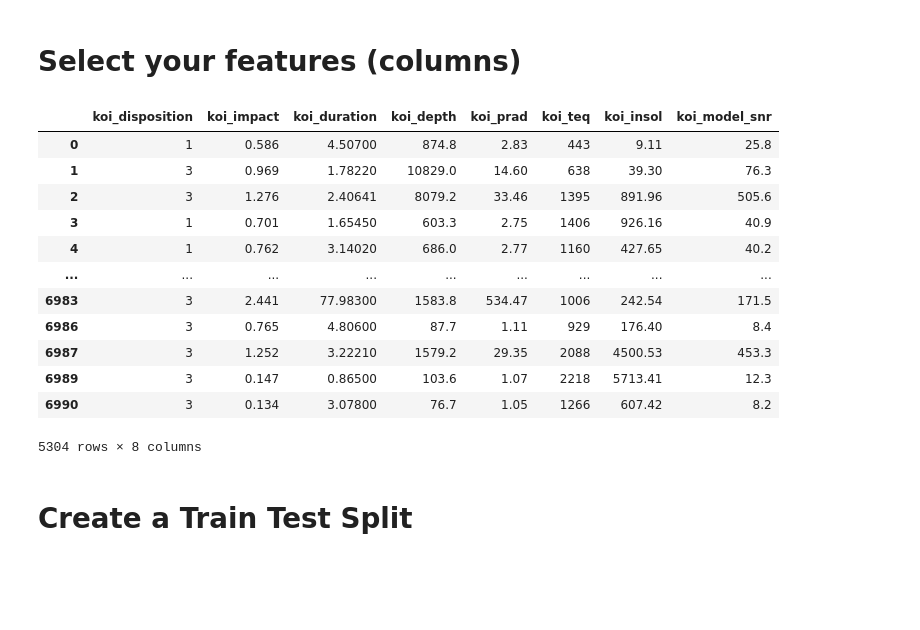
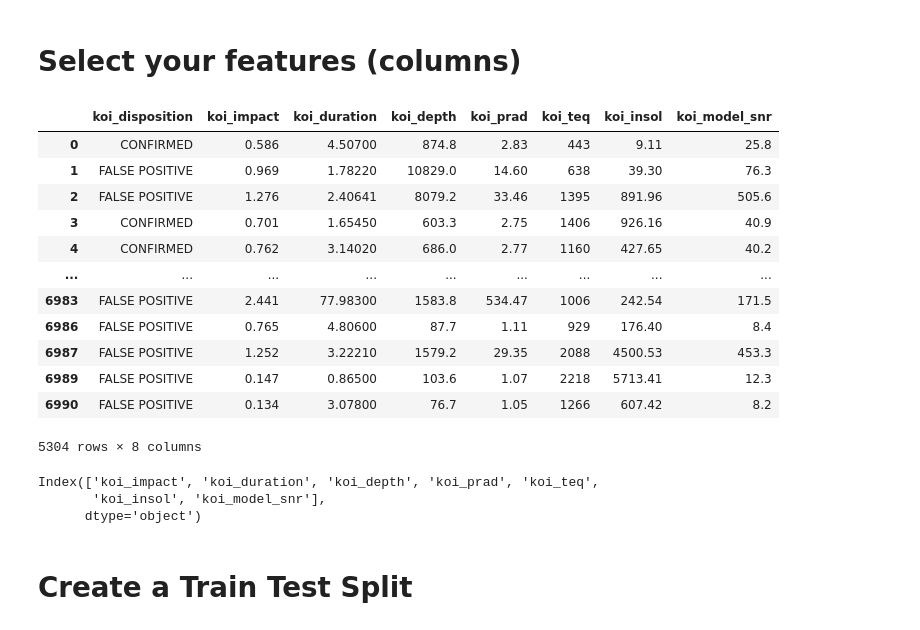
Before and after one commit to Maryamlaine/Machine-Learning--Exoplanet-Exploration, a Jupyter notebook: ML_code/Random_Forest_ML.ipynb, the cells around one changed output. Drawn from its saved outputs; the diff is of its cells as text; code cells hidden in the pictures; blank space fills up the shorter version.

Commit message:
updating 3 models except svm

```diff
--- a/ML_code/Random_Forest_ML.ipynb
+++ b/ML_code/Random_Forest_ML.ipynb
@@ -41,22 +40,22 @@ df.head()
 # %%
 # Set features. This will also be used as your x values.
 selected_features = df[['koi_disposition','koi_impact','koi_duration','koi_depth','koi_prad','koi_teq','koi_insol','koi_model_snr']]
 selected_features = selected_features[selected_features['koi_disposition']!='CANDIDATE']
-selected_features['koi_disposition'] = selected_features['koi_disposition'].map({'CONFIRMED': 1, 'CANDIDATE': 2, 'FALSE POSITIVE':3})
+# selected_features['koi_disposition'] = selected_features['koi_disposition'].map({'CONFIRMED': 1, 'FALSE POSITIVE':2})
 selected_features
 # %% [output]
 |  | koi_disposition | koi_impact | koi_duration | koi_depth | koi_prad | koi_teq | koi_insol | koi_model_snr |
-| 0 | 1 | 0.586 | 4.50700 | 874.8 | 2.83 | 443 | 9.11 | 25.8 |
-| 1 | 3 | 0.969 | 1.78220 | 10829.0 | 14.60 | 638 | 39.30 | 76.3 |
-| 2 | 3 | 1.276 | 2.40641 | 8079.2 | 33.46 | 1395 | 891.96 | 505.6 |
-| 3 | 1 | 0.701 | 1.65450 | 603.3 | 2.75 | 1406 | 926.16 | 40.9 |
-| 4 | 1 | 0.762 | 3.14020 | 686.0 | 2.77 | 1160 | 427.65 | 40.2 |
+| 0 | CONFIRMED | 0.586 | 4.50700 | 874.8 | 2.83 | 443 | 9.11 | 25.8 |
+| 1 | FALSE POSITIVE | 0.969 | 1.78220 | 10829.0 | 14.60 | 638 | 39.30 | 76.3 |
+| 2 | FALSE POSITIVE | 1.276 | 2.40641 | 8079.2 | 33.46 | 1395 | 891.96 | 505.6 |
+| 3 | CONFIRMED | 0.701 | 1.65450 | 603.3 | 2.75 | 1406 | 926.16 | 40.9 |
+| 4 | CONFIRMED | 0.762 | 3.14020 | 686.0 | 2.77 | 1160 | 427.65 | 40.2 |
 | ... | ... | ... | ... | ... | ... | ... | ... | ... |
-| 6983 | 3 | 2.441 | 77.98300 | 1583.8 | 534.47 | 1006 | 242.54 | 171.5 |
-| 6986 | 3 | 0.765 | 4.80600 | 87.7 | 1.11 | 929 | 176.40 | 8.4 |
-| 6987 | 3 | 1.252 | 3.22210 | 1579.2 | 29.35 | 2088 | 4500.53 | 453.3 |
-| 6989 | 3 | 0.147 | 0.86500 | 103.6 | 1.07 | 2218 | 5713.41 | 12.3 |
-| 6990 | 3 | 0.134 | 3.07800 | 76.7 | 1.05 | 1266 | 607.42 | 8.2 |
+| 6983 | FALSE POSITIVE | 2.441 | 77.98300 | 1583.8 | 534.47 | 1006 | 242.54 | 171.5 |
+| 6986 | FALSE POSITIVE | 0.765 | 4.80600 | 87.7 | 1.11 | 929 | 176.40 | 8.4 |
+| 6987 | FALSE POSITIVE | 1.252 | 3.22210 | 1579.2 | 29.35 | 2088 | 4500.53 | 453.3 |
+| 6989 | FALSE POSITIVE | 0.147 | 0.86500 | 103.6 | 1.07 | 2218 | 5713.41 | 12.3 |
+| 6990 | FALSE POSITIVE | 0.134 | 3.07800 | 76.7 | 1.05 | 1266 | 607.42 | 8.2 |
 5304 rows × 8 columns
 # %%
 # Read the training data into a dataframe
@@ -64,4 +63,9 @@ X = selected_features[['koi_impact','koi_duration','koi_depth','koi_prad','koi_t
 y = selected_features['koi_disposition']
 # %%
 #columns
-feature_names = selected_features.columns
+feature_names = selected_features.columns[1:8]
+feature_names
+# %% [output]
+Index(['koi_impact', 'koi_duration', 'koi_depth', 'koi_prad', 'koi_teq',
+       'koi_insol', 'koi_model_snr'],
+      dtype='object')
```
Also changed, not shown: parts of 21 cells of this notebook, 8 other files.
